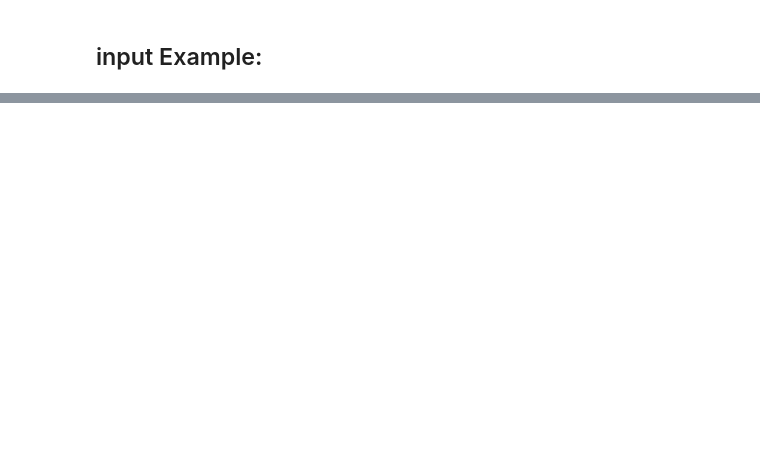
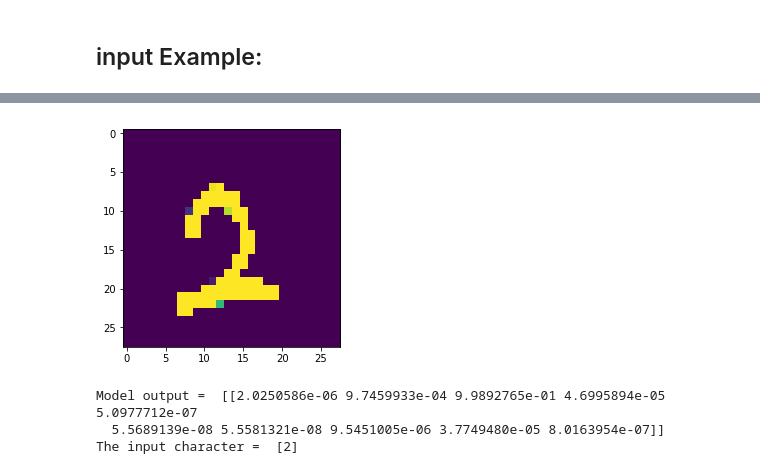
Before and after one commit to feicccccccc/colab_sandbox, a Jupyter notebook: MNIST_keras_sequential.ipynb, the cells around one changed output, grey strips where cells are left out. Saved outputs shown, nothing was run; the diff lists cells and outputs as text; code cells hidden in the pictures; blank space fills up the shorter version.

```diff
--- a/MNIST_keras_sequential.ipynb
+++ b/MNIST_keras_sequential.ipynb
@@ -223,0 +234,8 @@ The input character =  [9]
+# %%
+from google.colab import files
+
+uploaded = files.upload()
+
+for fn in uploaded.keys():
+  print('User uploaded file "{name}" with length {length} bytes'.format(
+      name=fn, length=len(uploaded[fn])))
@@ -223,0 +244,37 @@ The input character =  [9]
+# %%
+import cv2
+
+def inverse_color(image):
+
+    height,width = image.shape
+    img2 = image.copy()
+
+    for i in range(height):
+        for j in range(width):
+            img2[i,j] = (255-image[i,j])
+    return img2
+
+img = cv2.imread(fn)
+resized_img = cv2.resize(img, (28, 28))
+gray = cv2.cvtColor(resized_img, cv2.COLOR_BGR2GRAY)
+gray = inverse_color(gray)
+
+plt.imshow(gray)
+plt.show()
+
+normalised_img = gray / 255
+
+foo2 = np.expand_dims(np.expand_dims(normalised_img, axis=0), axis=-1)
+
+predict_user = model.predict(foo2)
+
+print("Model output = ", predict_user)
+
+result_user = np.where(predict_user == np.amax(predict_user))
+
+print("The input character = ", result_user[1])
+# %% [output]
+[figure, added]
+Model output =  [[2.0250586e-06 9.7459933e-04 9.9892765e-01 4.6995894e-05 5.0977712e-07
+  5.5689139e-08 5.5581321e-08 9.5451005e-06 3.7749480e-05 8.0163954e-07]]
+The input character =  [2]
```
Also changed, not shown: parts of 9 cells of this notebook.
